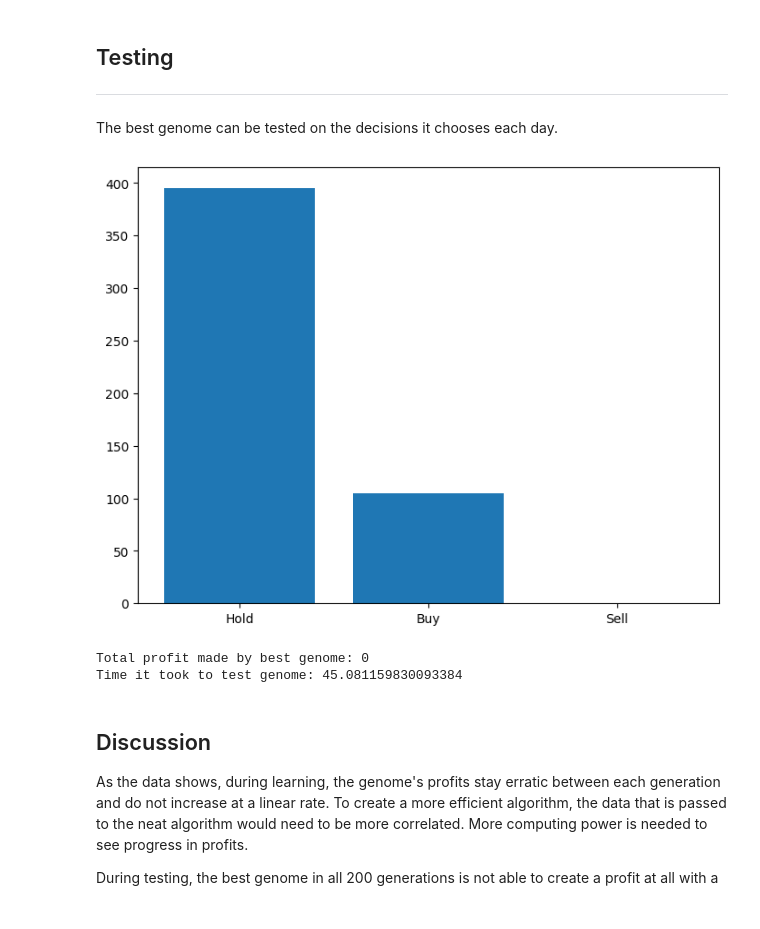
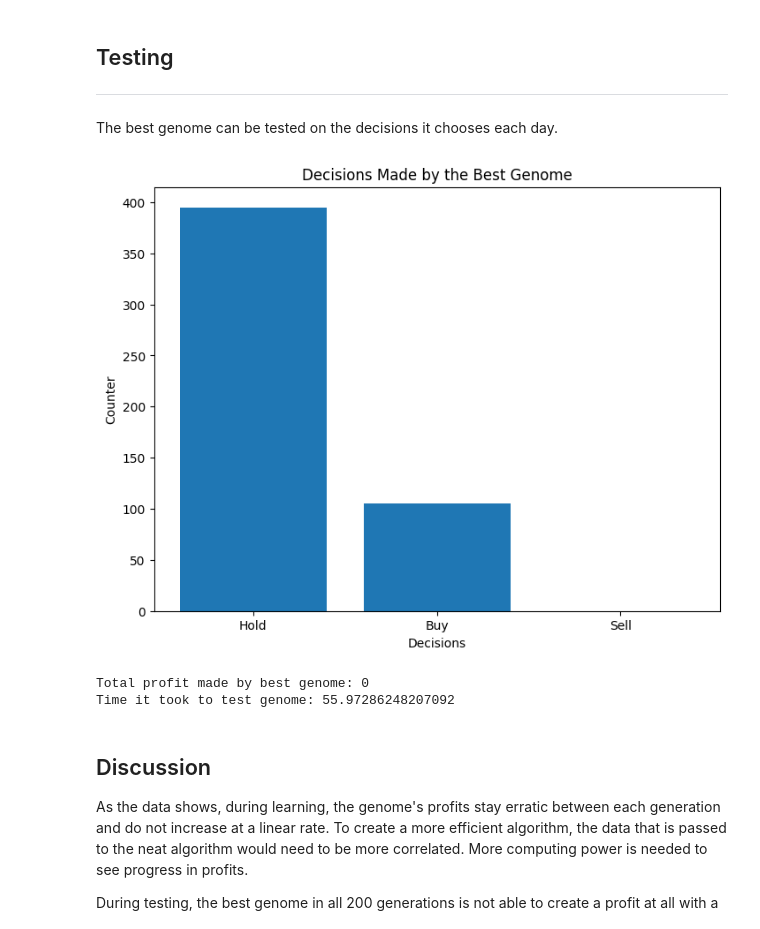
Before and after one commit to royce-mathew/ForexPredictor, a Jupyter notebook: src/ForexPredictor.ipynb, the cells around one changed output. Saved outputs shown, nothing was run; the diff lists cells and outputs as text; code cells hidden in the pictures.

Commit message:
Added information for final bar plot

```diff
--- a/src/ForexPredictor.ipynb
+++ b/src/ForexPredictor.ipynb
@@ -479,36 +479,39 @@ def test_genome(genome=None, process_data=None) -> int:
 
     return decision
 
 test_start_time = time.time()
 for i in range(test_data_len): # Loop through test data
     genome_decision = test_genome(process_data=np.append(test_scaled[i], genome_money.bought)) # Transpose the test data and send the second last index
     current_close: float = test_data["Adj Close"].get(i)  # type: ignore
 
     decision_counter[genome_decision] += 1 # Increase the decision counter by 1
     match genome_decision:
         case 0: # Hold trade
             genome_money.hold() # Hold the stock
 
         case 1: # Buy
             if genome_money.bought_for == 0: # If we haven't already bought a stock yet
                 genome_money.buy(current_close) # Buy a new stock
 
         case 2: # Sell
             total_profit += genome_money.sell(current_close) # Sell the stock
 
 
 bar_figure = plt.figure() # Create new Figure
 bar_axis = bar_figure.add_axes([0,0,1,1]) # Add Axes to the figre
 bar_axis.bar(decisions, decision_counter) # Add the values
+plt.xlabel("Decisions")
+plt.ylabel("Counter")
+plt.title("Decisions Made by the Best Genome")
 plt.show() # Show the figure
 
 
 print(f"Total profit made by best genome: {total_profit}") # Print profit made by genome
 print(f"Time it took to test genome: {time.time() - test_start_time}")
 # %% [output]
-[figure, old version]
+[figure, new version]
 Total profit made by best genome: 0
-Time it took to test genome: 45.081159830093384
+Time it took to test genome: 55.97286248207092
 # %% [markdown]
 ## Discussion
 
```
